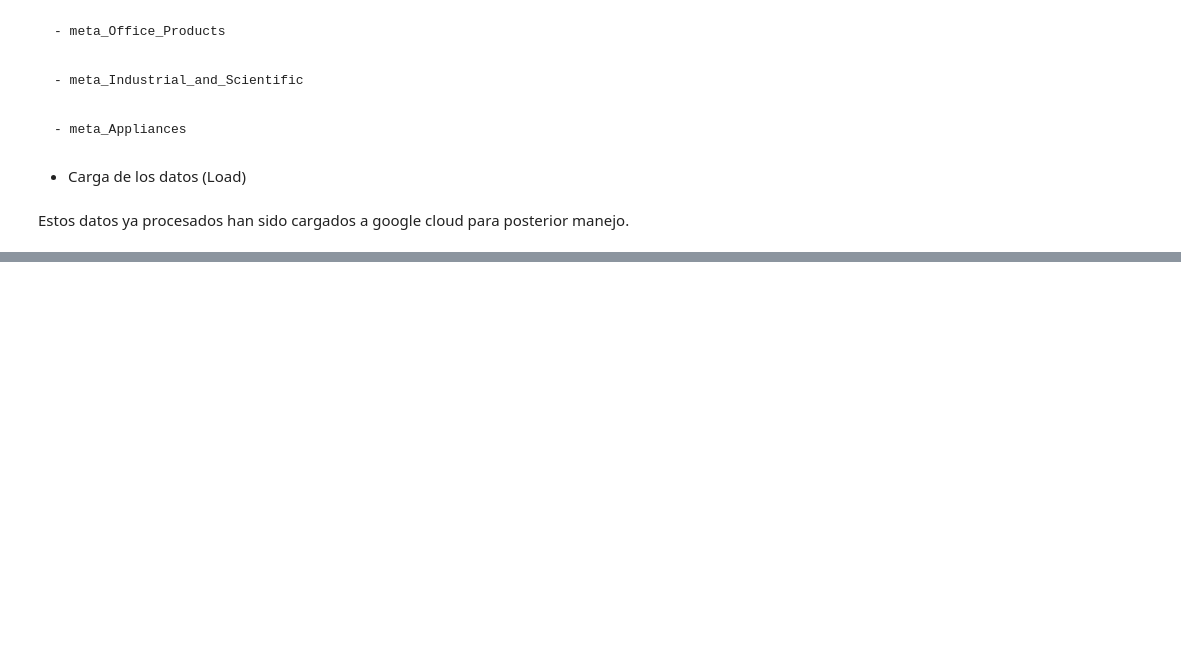
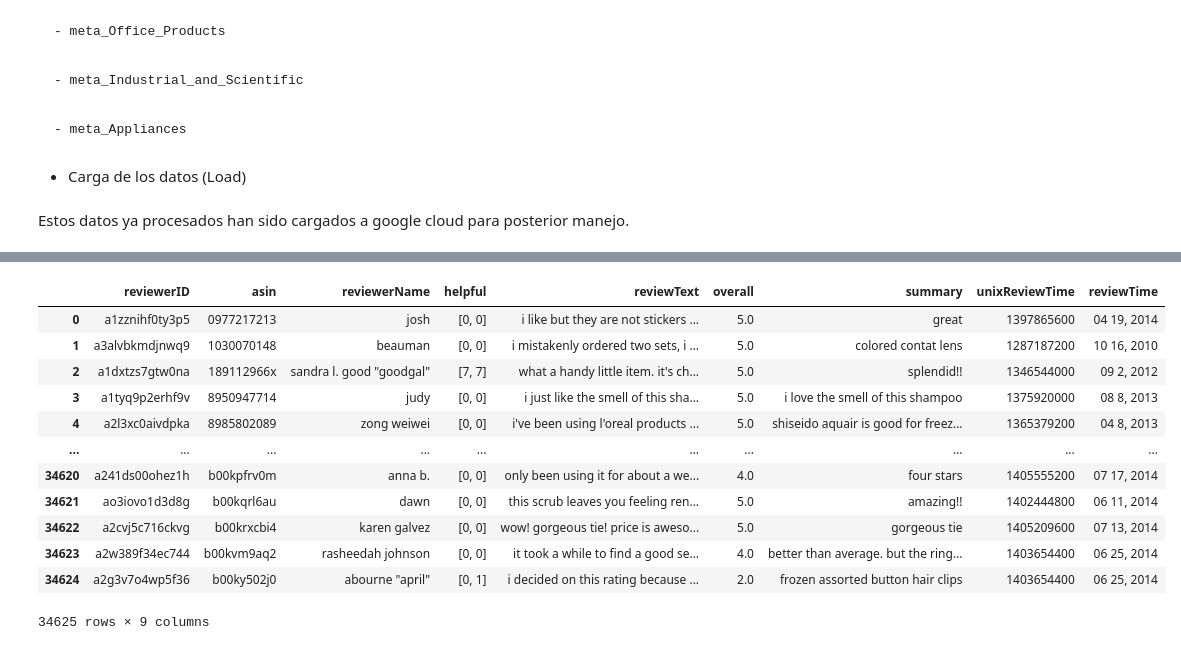
Before and after one commit to AlejandroManrrique/Amazon-Reviews, a Jupyter notebook: ETL.ipynb, the cells around one changed output, grey strips where cells are left out. Cells and saved outputs as stored; diff of their text form; code cells hidden in the pictures; blank space fills up the shorter version.

```diff
--- a/ETL.ipynb
+++ b/ETL.ipynb
@@ -912,0 +1796,9 @@ Estos datos ya procesados han sido cargados a google cloud para posterior manejo
+# %%
+def convertir_minusculas(df):
+    # Crear una copia del DataFrame
+    df_copy = df.copy()
+
+    # Aplicar str.lower() a todas las columnas de tipo 'object'
+    df_copy = df_copy.applymap(lambda x: x.lower() if isinstance(x, str) else x)
+
+    return df_copy
@@ -912,0 +1807,3 @@ Estos datos ya procesados han sido cargados a google cloud para posterior manejo
+# %%
+all_beauty=pd.read_parquet('reviews_All_Beauty.parquet')
+meta_beauty=pd.read_parquet('meta_All_Beauty.parquet')
@@ -912,0 +1840,18 @@ Estos datos ya procesados han sido cargados a google cloud para posterior manejo
+# %%
+all_beauty_final = convertir_minusculas(all_beauty)
+# %%
+all_beauty_final
+# %% [output]
+|  | reviewerID | asin | reviewerName | helpful | reviewText | overall | summary | unixReviewTime | reviewTime |
+| 0 | a1zznihf0ty3p5 | 0977217213 | josh | [0, 0] | i like but they are not stickers ... | 5.0 | great | 1397865600 | 04 19, 2014 |
+| 1 | a3alvbkmdjnwq9 | 1030070148 | beauman | [0, 0] | i mistakenly ordered two sets, i ... | 5.0 | colored contat lens | 1287187200 | 10 16, 2010 |
+| 2 | a1dxtzs7gtw0na | 189112966x | sandra l. good "goodgal" | [7, 7] | what a handy little item. it's ch... | 5.0 | splendid!! | 1346544000 | 09 2, 2012 |
+| 3 | a1tyq9p2erhf9v | 8950947714 | judy | [0, 0] | i just like the smell of this sha... | 5.0 | i love the smell of this shampoo | 1375920000 | 08 8, 2013 |
+| 4 | a2l3xc0aivdpka | 8985802089 | zong weiwei | [0, 0] | i've been using l'oreal products ... | 5.0 | shiseido aquair is good for freez... | 1365379200 | 04 8, 2013 |
+| ... | ... | ... | ... | ... | ... | ... | ... | ... | ... |
+| 34620 | a241ds00ohez1h | b00kpfrv0m | anna b. | [0, 0] | only been using it for about a we... | 4.0 | four stars | 1405555200 | 07 17, 2014 |
+| 34621 | ao3iovo1d3d8g | b00kqrl6au | dawn | [0, 0] | this scrub leaves you feeling ren... | 5.0 | amazing!! | 1402444800 | 06 11, 2014 |
+| 34622 | a2cvj5c716ckvg | b00krxcbi4 | karen galvez | [0, 0] | wow! gorgeous tie! price is aweso... | 5.0 | gorgeous tie | 1405209600 | 07 13, 2014 |
+| 34623 | a2w389f34ec744 | b00kvm9aq2 | rasheedah johnson | [0, 0] | it took a while to find a good se... | 4.0 | better than average. but the ring... | 1403654400 | 06 25, 2014 |
+| 34624 | a2g3v7o4wp5f36 | b00ky502j0 | abourne "april" | [0, 1] | i decided on this rating because ... | 2.0 | frozen assorted button hair clips | 1403654400 | 06 25, 2014 |
+34625 rows × 9 columns
```
Also changed, not shown: parts of 214 cells of this notebook.
